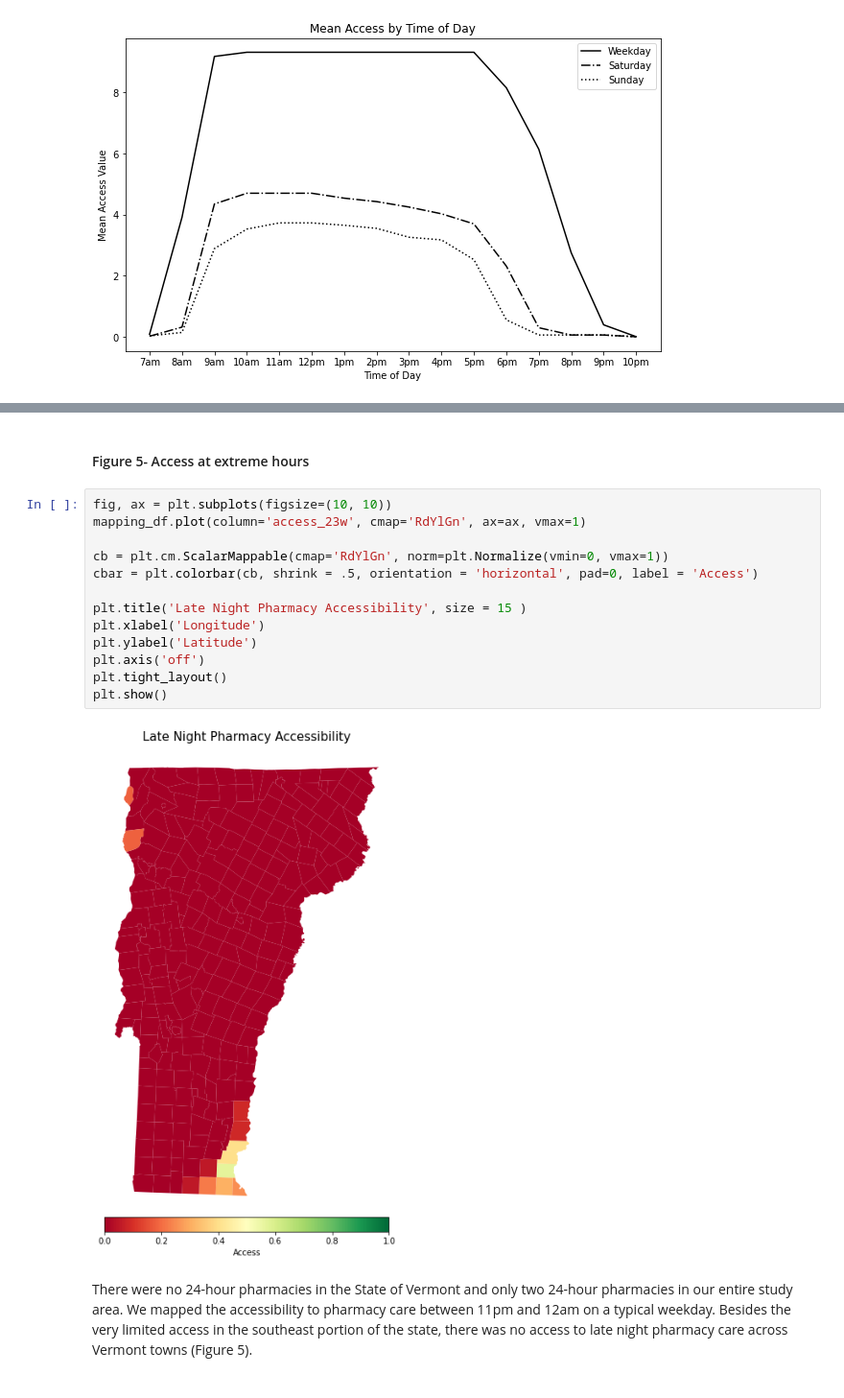
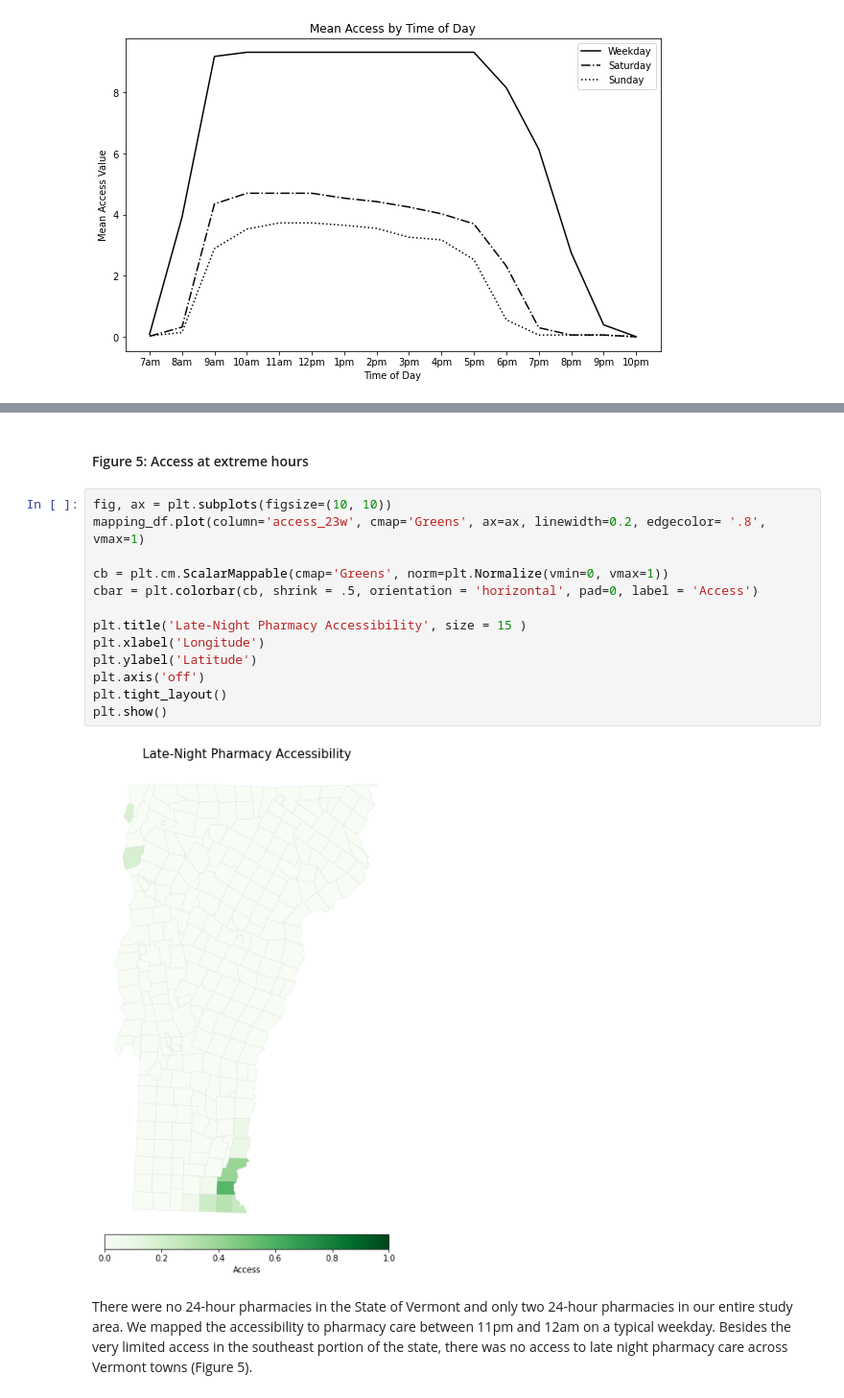
Before and after one commit to samroubin/VTPharmacy, a Jupyter notebook: procedure/code/01_Pharmacy_Accessibility.ipynb, the cells around one changed output, grey strips where cells are left out. Shown at 96% size. Cells and saved outputs as stored; diff of their text form.

```diff
--- a/procedure/code/01_Pharmacy_Accessibility.ipynb
+++ b/procedure/code/01_Pharmacy_Accessibility.ipynb
@@ -1086,20 +1051,20 @@ Not normal distribution. Cannot use ANOVA test. Use Kruskal-Wallis instead.
 # %% [markdown]
-#### Figure 5- Access at extreme hours
+#### Figure 5: Access at extreme hours
 # %%
 fig, ax = plt.subplots(figsize=(10, 10))
-mapping_df.plot(column='access_23w', cmap='RdYlGn', ax=ax, vmax=1)
+mapping_df.plot(column='access_23w', cmap='Greens', ax=ax, linewidth=0.2, edgecolor= '.8', vmax=1)
 
-cb = plt.cm.ScalarMappable(cmap='RdYlGn', norm=plt.Normalize(vmin=0, vmax=1))
+cb = plt.cm.ScalarMappable(cmap='Greens', norm=plt.Normalize(vmin=0, vmax=1))
 cbar = plt.colorbar(cb, shrink = .5, orientation = 'horizontal', pad=0, label = 'Access')
 
-plt.title('Late Night Pharmacy Accessibility', size = 15 )
+plt.title('Late-Night Pharmacy Accessibility', size = 15 )
 plt.xlabel('Longitude')
 plt.ylabel('Latitude')
 plt.axis('off')
 plt.tight_layout()
 plt.show()
 # %% [output]
-[figure, old version]
+[figure, new version]
 # %% [markdown]
 There were no 24-hour pharmacies in the State of Vermont and only two 24-hour pharmacies in our entire study area. We mapped the accessibility to pharmacy care between 11pm and 12am on a typical weekday. Besides the very limited access in the southeast portion of the state, there was no access to late night pharmacy care across Vermont towns (Figure 5).
 # %% [markdown]
```
Also changed, not shown: parts of 38 cells of this notebook.
